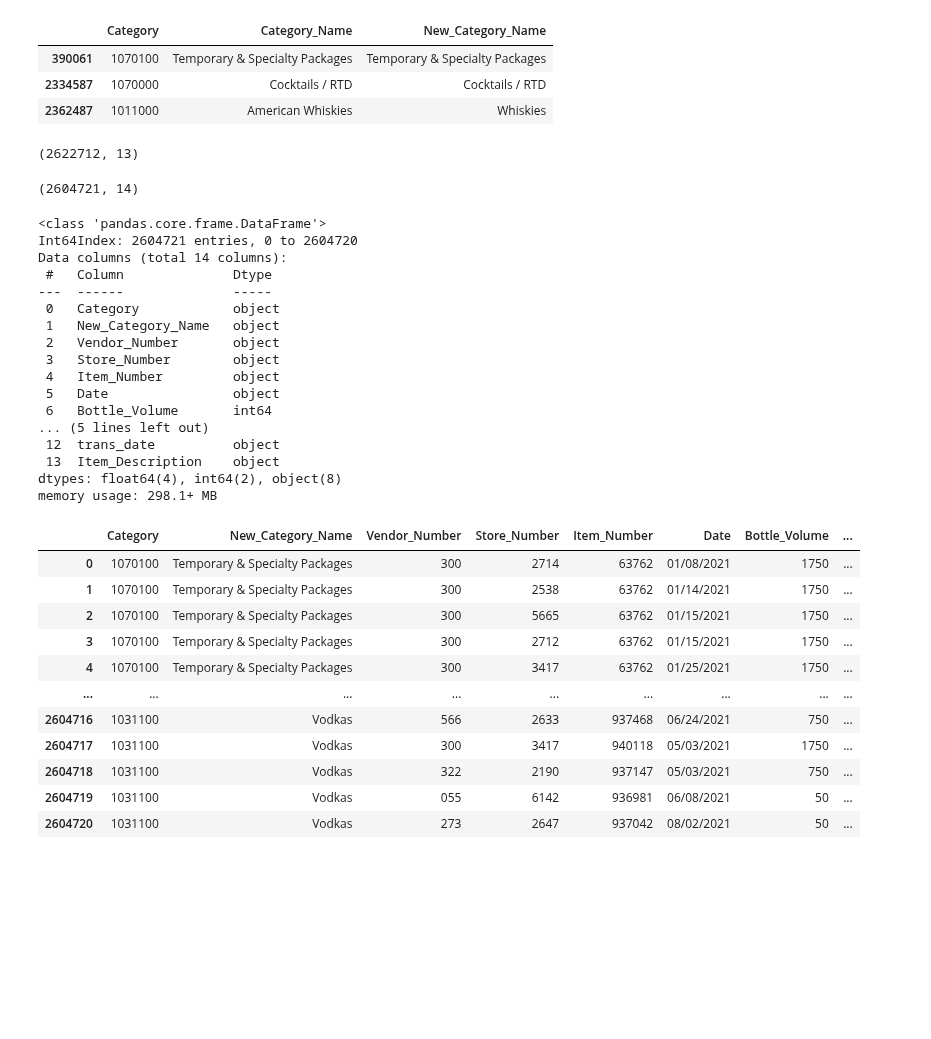
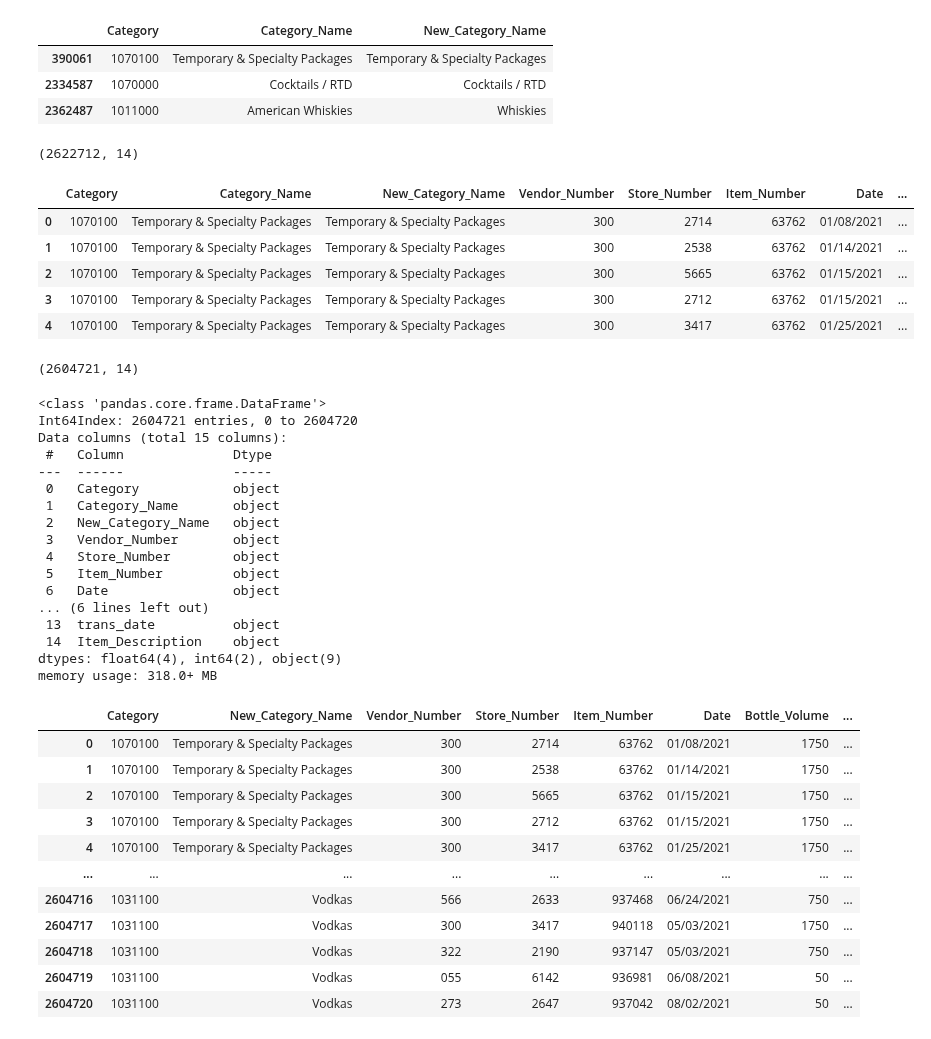
Before and after one commit to dgarbato/capstone, a Jupyter notebook: create data for clustering that includes number of unique stores.ipynb, the cells around one changed output. Cells and saved outputs as stored; diff of their text form; code cells hidden in the pictures; blank space fills up the shorter version.

```diff
--- a/create data for clustering that includes number of unique stores.ipynb
+++ b/create data for clustering that includes number of unique stores.ipynb
@@ -84,14 +97,24 @@ categories.head(3)
 | 2334587 | 1070000 | Cocktails / RTD | Cocktails / RTD |
 | 2362487 | 1011000 | American Whiskies | Whiskies |
 # %%
-item_trans_category = categories2.merge(trans, how='inner', on = ['Category'] )
+item_trans_category = categories.merge(trans, how='inner', on = ['Category'] )
 
 item_trans_category
 item_trans_category.shape
 # %% [output]
-(2622712, 13)
+(2622712, 14)
 # %%
 item_trans_category = item_trans_category.merge(products, how='inner', on=['Item_Number','Category'])
+# %%
+pd.set_option('display.max_columns', None)
+item_trans_category.head()
+# %% [output]
+|  | Category | Category_Name | New_Category_Name | Vendor_Number | Store_Number | Item_Number | Date | ... |
+| 0 | 1070100 | Temporary & Specialty Packages | Temporary & Specialty Packages | 300 | 2714 | 63762 | 01/08/2021 | ... |
+| 1 | 1070100 | Temporary & Specialty Packages | Temporary & Specialty Packages | 300 | 2538 | 63762 | 01/14/2021 | ... |
+| 2 | 1070100 | Temporary & Specialty Packages | Temporary & Specialty Packages | 300 | 5665 | 63762 | 01/15/2021 | ... |
+| 3 | 1070100 | Temporary & Specialty Packages | Temporary & Specialty Packages | 300 | 2712 | 63762 | 01/15/2021 | ... |
+| 4 | 1070100 | Temporary & Specialty Packages | Temporary & Specialty Packages | 300 | 3417 | 63762 | 01/25/2021 | ... |
 # %%
 item_trans_category.shape
 # %% [output]
@@ -101,21 +124,21 @@ item_trans_category.info()
 # %% [output]
 <class 'pandas.core.frame.DataFrame'>
 Int64Index: 2604721 entries, 0 to 2604720
-Data columns (total 14 columns):
+Data columns (total 15 columns):
  #   Column              Dtype
 ---  ------              -----
  0   Category            object
- 1   New_Category_Name   object
- 2   Vendor_Number       object
- 3   Store_Number        object
- 4   Item_Number         object
- 5   Date                object
- 6   Bottle_Volume       int64
-... (5 lines left out)
- 12  trans_date          object
- 13  Item_Description    object
-dtypes: float64(4), int64(2), object(8)
-memory usage: 298.1+ MB
+ 1   Category_Name       object
+ 2   New_Category_Name   object
+ 3   Vendor_Number       object
+ 4   Store_Number        object
+ 5   Item_Number         object
+ 6   Date                object
+... (6 lines left out)
+ 13  trans_date          object
+ 14  Item_Description    object
+dtypes: float64(4), int64(2), object(9)
+memory usage: 318.0+ MB
 # %%
 item_trans_category
 # %% [output]
```
Also changed, not shown: parts of 4 cells of this notebook, 7 other files.
